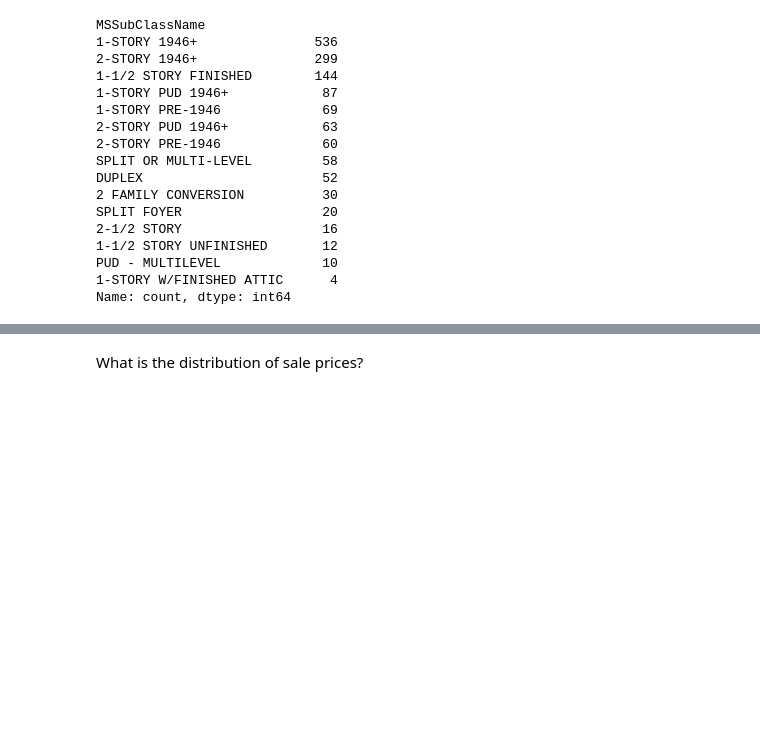
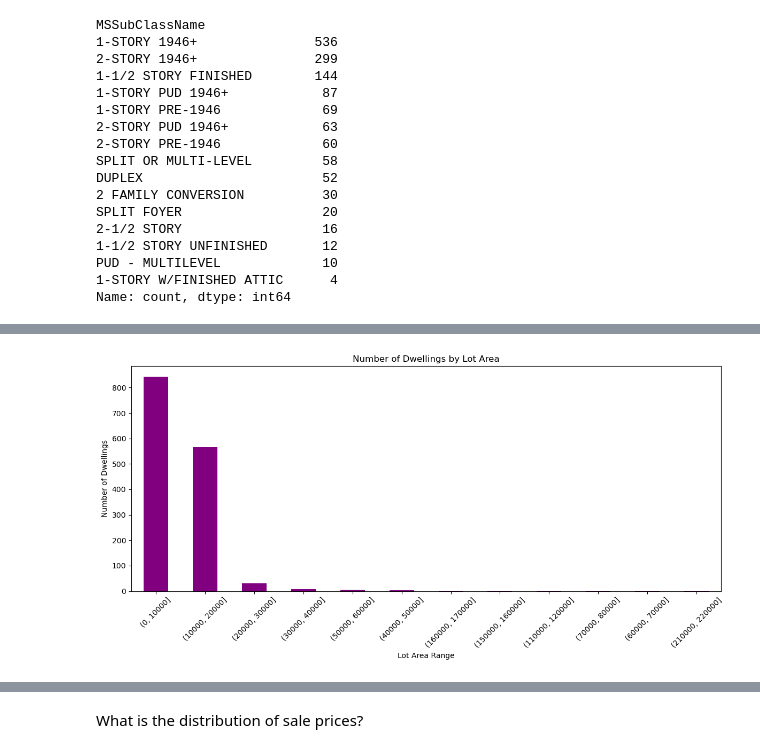
Before and after one commit to khadazhaia/house-prices-regression, a Jupyter notebook: code/01eda.ipynb, the cells around one changed output, grey strips where cells are left out. Drawn from its saved outputs; the diff is of its cells as text; code cells hidden in the pictures; blank space fills up the shorter version.

```diff
--- a/code/01eda.ipynb
+++ b/code/01eda.ipynb
@@ -187,0 +241,12 @@ There are 15 different types of dwellings and 1 story dwellings from 1946 and ne
+# %%
+# Plot the number of dwellings by lot area
+plt.figure(figsize=(12, 6))
+area_df["Count"].plot(kind="bar", color="purple")
+plt.title("Number of Dwellings by Lot Area")
+plt.xlabel("Lot Area Range")
+plt.ylabel("Number of Dwellings")
+plt.xticks(rotation=45)
+plt.tight_layout()
+plt.show()
+# %% [output]
+[figure, added]
```
Also changed, not shown: parts of 20 cells of this notebook.
